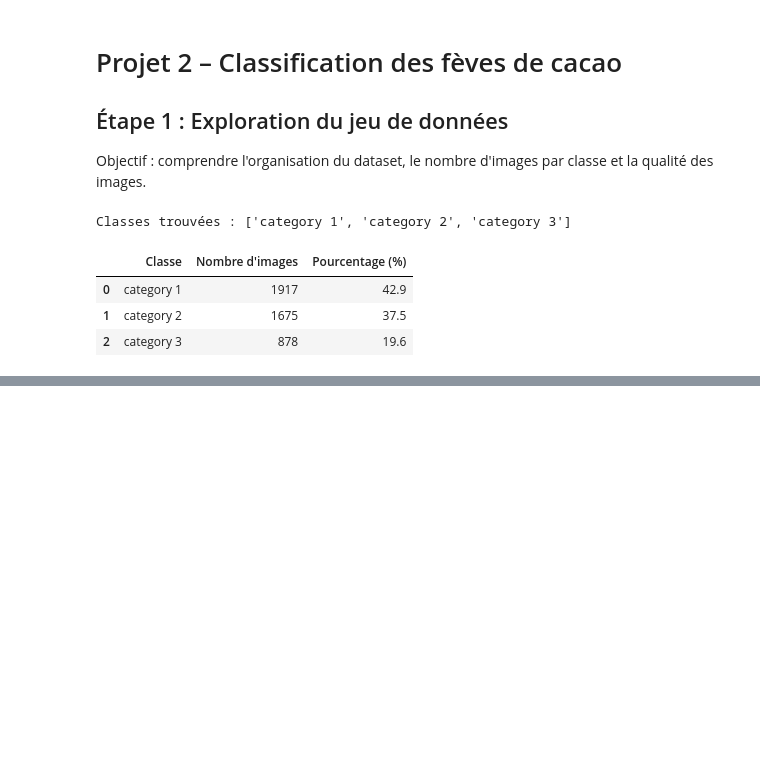
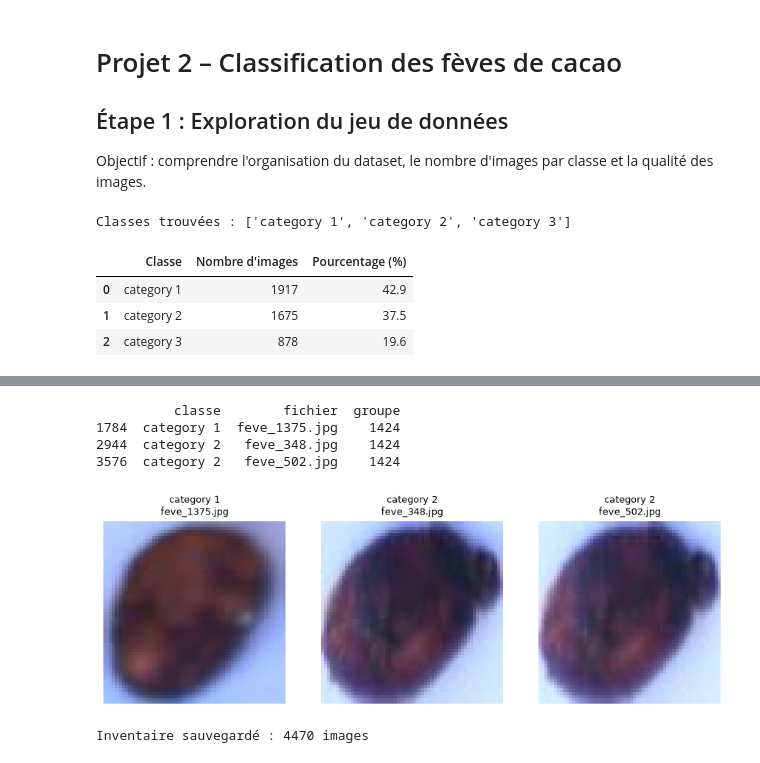
Before and after one commit to masscamara1225-beep/cocoa-bean-classification, a Jupyter notebook: notebooks/01_exploration.ipynb, the cells around one changed output, grey strips where cells are left out. Drawn from its saved outputs; the diff is of its cells as text; code cells hidden in the pictures; blank space fills up the shorter version.

```diff
--- a/notebooks/01_exploration.ipynb
+++ b/notebooks/01_exploration.ipynb
@@ -36,0 +203,17 @@ df_comptage
+# %%
+#Former les groupes de fèves. On relie les images qui se ressemblent comme les points d’un graphe : si A ressemble à B et B à C, alors A, B et C forment un seul groupe, c’est-à-dire une seule fève. En théorie des graphes, ces groupes s’appellent des composantes connexes.
+
+from scipy.sparse import csr_matrix
+from scipy.sparse.csgraph import connected_components
+
+# Chaque groupe = une fève physique (une ou plusieurs photos)
+graphe = csr_matrix(distances <= SEUIL)
+nb_groupes, etiquettes = connected_components(graphe, directed=False)
+df_infos["groupe"] = etiquettes
+
+taille_groupes = df_infos.groupby("groupe").size()
+print("Nombre de fèves distinctes (groupes) :", nb_groupes)
+print("\nNombre de groupes selon le nombre de photos :")
+print(taille_groupes.value_counts().sort_index())
+print("\nNombre de fèves distinctes par classe :")
+print(df_infos.groupby("classe")["groupe"].nunique())
@@ -36,0 +239,30 @@ df_comptage
+# %%
+#Groupe qui mélange deux classes. La cellule 13 a trouvé une paire entre deux classes différentes. Regardons :
+
+# Groupes contenant des images de classes différentes
+classes_par_groupe = df_infos.groupby("groupe")["classe"].nunique()
+groupes_mixtes = classes_par_groupe[classes_par_groupe > 1].index
+cas_mixtes = df_infos[df_infos["groupe"].isin(groupes_mixtes)]
+print(cas_mixtes[["classe", "fichier", "groupe"]])
+
+fig, axes = plt.subplots(1, len(cas_mixtes), figsize=(3 * len(cas_mixtes), 3))
+for ax, (_, ligne) in zip(axes, cas_mixtes.iterrows()):
+    ax.imshow(Image.open(os.path.join(DATA_DIR, ligne["classe"], ligne["fichier"])))
+    ax.set_title(f"{ligne['classe']}\n{ligne['fichier']}", fontsize=9)
+    ax.axis("off")
+plt.tight_layout()
+plt.savefig("../results/figures/01_groupe_mixte.png", dpi=150)
+plt.show()
+# %% [output]
+          classe        fichier  groupe
+1784  category 1  feve_1375.jpg    1424
+2944  category 2   feve_348.jpg    1424
+3576  category 2   feve_502.jpg    1424
+[figure, added]
+# %%
+# Sauvegarde de l'inventaire complet (avec les groupes)
+df_infos[["classe", "fichier", "largeur", "hauteur", "mode", "md5", "groupe"]].to_csv(
+    "../results/tables/01_inventaire_images.csv", index=False)
+print("Inventaire sauvegardé :", len(df_infos), "images")
+# %% [output]
+Inventaire sauvegardé : 4470 images
```
Also changed, not shown: parts of 15 cells of this notebook, 5 other files.
